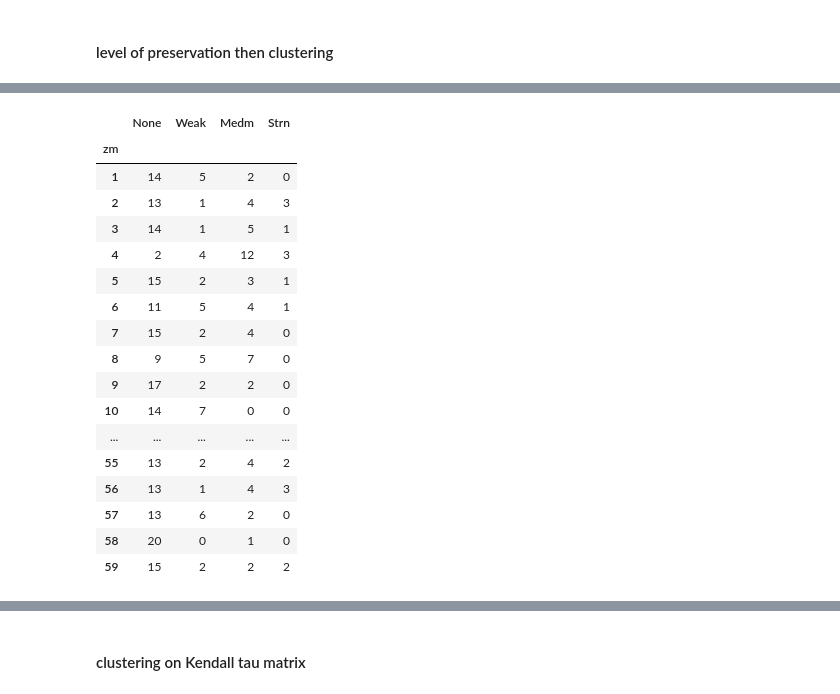
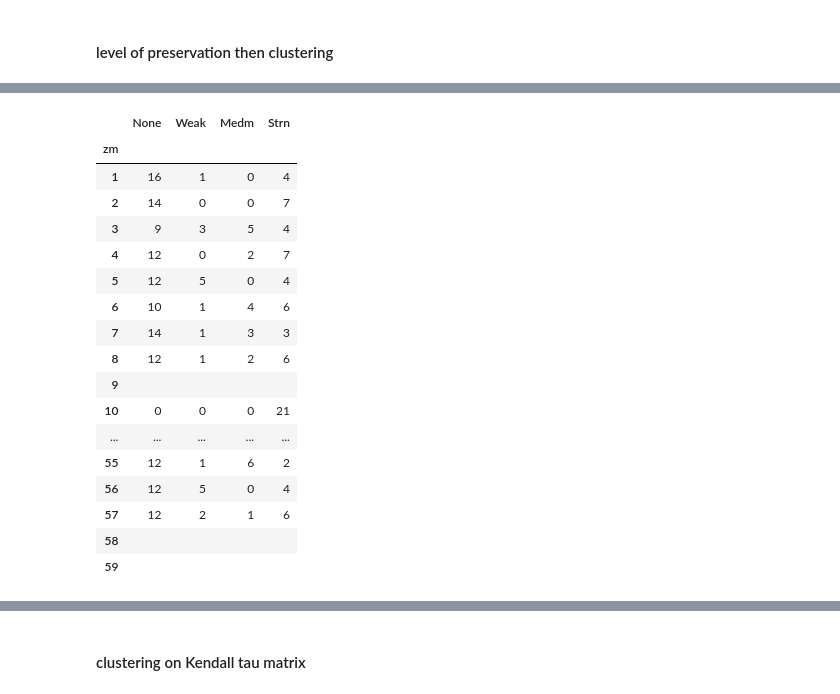
Before and after one commit to JHWu92/mob2crime, a Jupyter notebook: Urban Structure Difference-2.ipynb, the cells around one changed output, grey strips where cells are left out. Cells and saved outputs as stored; diff of their text form; code cells hidden in the pictures.

```diff
--- a/Urban Structure Difference-2.ipynb
+++ b/Urban Structure Difference-2.ipynb
@@ -1183,0 +1314,3 @@ for aver_first in [True, False]:
+# %%
+sun = 28
+grad_bg(srhos_4_astr[0]['Avg N HS'][sun], mini=0, maxi=1, mask_tril=True)
@@ -1183,0 +1496,12 @@ for aver_first in [True, False]:
+# %%
+i = 3
+astr = admin_strs[i]
+srhos_per_astr = srhos_4_astr_chunking[i]
+aver_first = True
+# print(intra_type)
+print(astr.replace('_','\n'))
+print('color by average' if aver_first else 'color by median')
+
+for mname, srhos in srhos_per_astr.items():
+    mean_res = stats_of_srhos_for_one_measure(srhos_per_astr[mname], mname, add_mean=True, aver_first=aver_first)
+    display(grad_bg_with_str(mean_res, 0, 1, mask_tril=True))
@@ -1229,3 +2039,7 @@ medium_tau = 0.5
 # %%
 def flat_triu(matrix):
     return matrix.values[np.triu_indices(len(matrix),1)]
+# %%
+sun = 45
+
+grad_bg(srhos_4_astr[0]['Avg N HS'][sun], mini=0, maxi=1, mask_tril=True)
@@ -1232,22 +2056,22 @@ def flat_triu(matrix):
 # %%
-measure_type = ['comp_coef', 'cohesion', 'proximity', 'NMI', 'NMMI'][4]
-ktaus = ktaus_per_astr[measure_type]
+measure_type = ['Avg N HS', 'comp_coef', 'cohesion', 'proximity', 'NMI', 'NMMI'][0]
+srhos = srhos_4_astr[0][measure_type]
 
-triu_ktaus = {sun:flat_triu(k) for sun, k in ktaus.items()}
-triu_ktaus = pd.DataFrame(triu_ktaus).T
-triu_ktaus.index.name='zm'
-triu_ktaus.columns.name='ktau'
+triu_srhos = {sun:flat_triu(k) for sun, k in srhos.items()}
+triu_srhos = pd.DataFrame(triu_srhos).T
+triu_srhos.index.name='zm'
+triu_srhos.columns.name='srho'
 
-n_none = triu_ktaus.apply(lambda k: (k<weak_tau).sum(), axis=1)
-n_weak = triu_ktaus.apply(lambda k: ((k>=weak_tau)&(k<medium_tau)).sum(), axis=1)
-n_medium = triu_ktaus.apply(lambda k: ((k>=medium_tau)&(k<strong_tau)).sum(), axis=1)
-# n_medium_above = triu_ktaus.apply(lambda k: (k>=medium_tau).sum(), axis=1)
-n_strong = triu_ktaus.apply(lambda k: (k>=strong_tau).sum(), axis=1)
+n_none = triu_srhos.apply(lambda k: (k<weak_tau).sum(), axis=1)
+n_weak = triu_srhos.apply(lambda k: ((k>=weak_tau)&(k<medium_tau)).sum(), axis=1)
+n_medium = triu_srhos.apply(lambda k: ((k>=medium_tau)&(k<strong_tau)).sum(), axis=1)
+# n_medium_above = triu_srhos.apply(lambda k: (k>=medium_tau).sum(), axis=1)
+n_strong = triu_srhos.apply(lambda k: (k>=strong_tau).sum(), axis=1)
 
 
-triu_ktaus_stats = pd.DataFrame([n_none,n_weak, n_medium, n_strong], index=['None','Weak', 'Medm', 'Strn']).T
-disp_df = triu_ktaus_stats.sort_values(['Strn','Medm','Weak'],ascending=False)
-disp_df = triu_ktaus_stats.reindex(list(range(1,60)))
+triu_srhos_stats = pd.DataFrame([n_none,n_weak, n_medium, n_strong], index=['None','Weak', 'Medm', 'Strn']).T
+disp_df = triu_srhos_stats.sort_values(['Strn','Medm','Weak'],ascending=False)
+disp_df = triu_srhos_stats.reindex(list(range(1,60)))
 
 print(astr)
 print(measure_type)
@@ -1258,21 +2082,21 @@ NMMI
 |  | None | Weak | Medm | Strn |
 | zm |  |  |  |  |
-| 1 | 14 | 5 | 2 | 0 |
-| 2 | 13 | 1 | 4 | 3 |
-| 3 | 14 | 1 | 5 | 1 |
-| 4 | 2 | 4 | 12 | 3 |
-| 5 | 15 | 2 | 3 | 1 |
-| 6 | 11 | 5 | 4 | 1 |
-| 7 | 15 | 2 | 4 | 0 |
-| 8 | 9 | 5 | 7 | 0 |
-| 9 | 17 | 2 | 2 | 0 |
-| 10 | 14 | 7 | 0 | 0 |
+| 1 | 16 | 1 | 0 | 4 |
+| 2 | 14 | 0 | 0 | 7 |
+| 3 | 9 | 3 | 5 | 4 |
+| 4 | 12 | 0 | 2 | 7 |
+| 5 | 12 | 5 | 0 | 4 |
+| 6 | 10 | 1 | 4 | 6 |
+| 7 | 14 | 1 | 3 | 3 |
+| 8 | 12 | 1 | 2 | 6 |
+| 9 |  |  |  |  |
+| 10 | 0 | 0 | 0 | 21 |
 | ... | ... | ... | ... | ... |
-| 55 | 13 | 2 | 4 | 2 |
-| 56 | 13 | 1 | 4 | 3 |
-| 57 | 13 | 6 | 2 | 0 |
-| 58 | 20 | 0 | 1 | 0 |
-| 59 | 15 | 2 | 2 | 2 |
+| 55 | 12 | 1 | 6 | 2 |
+| 56 | 12 | 5 | 0 | 4 |
+| 57 | 12 | 2 | 1 | 6 |
+| 58 |  |  |  |  |
+| 59 |  |  |  |  |
 # %%
 #
 print(astr)
```
Also changed, not shown: parts of 115 cells of this notebook.
